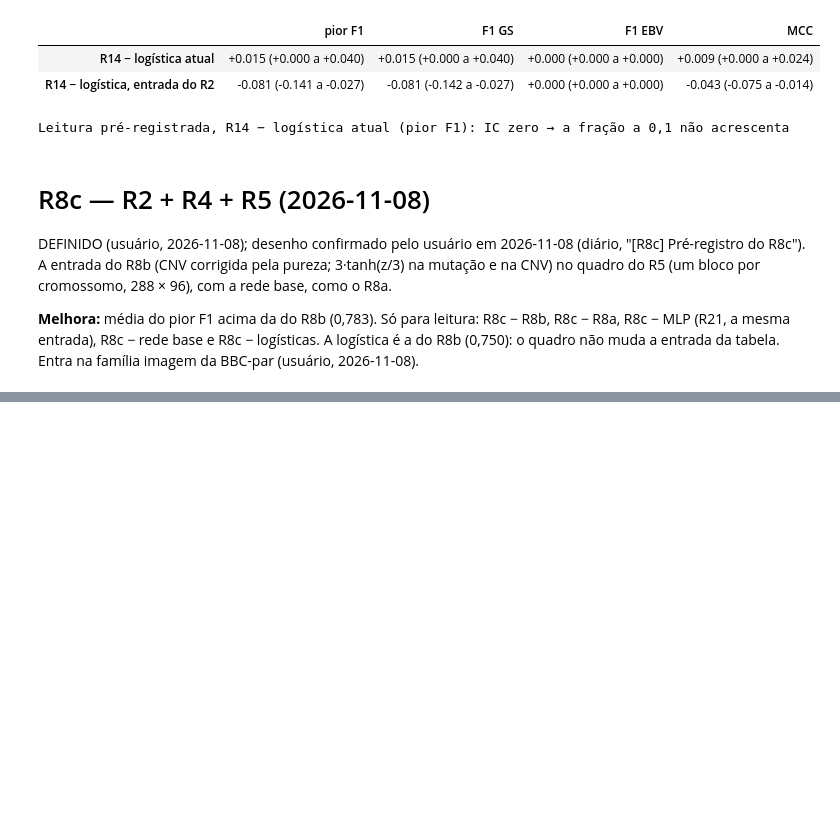
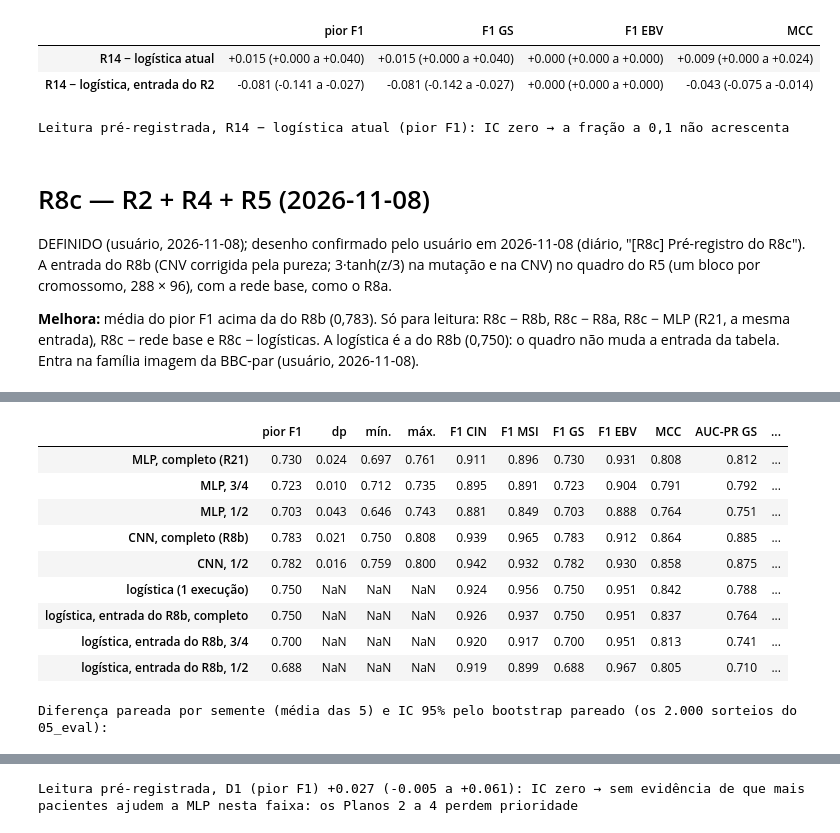
Before and after one commit to leocendino/imagens_de_cg_para_classificacao, a Jupyter notebook: notebooks/04_models.ipynb, the cells around one changed output, grey strips where cells are left out. Cells and saved outputs as stored; diff of their text form; code cells hidden in the pictures; blank space fills up the shorter version.

Commit message:
Ajustes antes das analises com RNA-seq, teste R22 concluido

```diff
--- a/notebooks/04_models.ipynb
+++ b/notebooks/04_models.ipynb
@@ -566,11 +566,21 @@ class GroupDRO(keras.losses.Loss):
         return ce * tf.reduce_sum(g * q / n, 1)             # somado no lote = Σ_g q_g · perda_g
 
 
-def treinar_variante(x_tr, y_tr, x_te, seed, largo=False, profundo=True, adamw=False, perda="ce", epocas=60, achatar=False, mlp=False):
+def subamostra(idx, rotulos, frac, seed):
+    # R22: em cada classe, a fração frac do início de uma permutação fixada pela semente; com a mesma semente, 1/2 ⊂ 3/4
+    rng = np.random.default_rng(seed)
+    return np.sort(np.concatenate([rng.permutation(idx[rotulos[idx] == c])[:round(frac * np.sum(rotulos[idx] == c))]
+                                   for c in range(len(CLASSES))]))
+
+
+def treinar_variante(x_tr, y_tr, x_te, seed, largo=False, profundo=True, adamw=False, perda="ce", epocas=60, achatar=False, mlp=False,
+                     frac=None):
     # = treinar_cnn(), com as mudanças pré-registradas; com tudo desligado, é a Small CNN atual
     keras.backend.clear_session()
     gc.collect()
     tr, va = next(StratifiedShuffleSplit(n_splits=1, test_size=0.15, random_state=seed).split(x_tr, y_tr))
+    if frac is not None:  # R22: a mesma validação; só a parte de ajuste é reduzida
+        tr = subamostra(tr, y_tr, frac, seed)
     keras.utils.set_random_seed(seed)
     modelo = rede(x_tr.shape[1:], largo, profundo, l2=1 / (2 * len(tr)), achatar=achatar, mlp=mlp)  # L2 do ramo largo = C 1 da logística
     otimizador = keras.optimizers.AdamW(1e-3, weight_decay=1.0) if adamw else keras.optimizers.Adam(1e-3)
@@ -2690,0 +2772,41 @@ Diferença pareada por semente (média das 5) e IC 95% pelo bootstrap pareado (o
+# %%
+NOMES_22 = {"R21": "MLP, completo (R21)", "R22_mlp_75": "MLP, 3/4", "R22_mlp_50": "MLP, 1/2", "R8b": "CNN, completo (R8b)",
+            "R22_cnn_50": "CNN, 1/2"}
+tab_22 = resumo(list(NOMES_22))
+tab_22["CIN → GS"] = [np.mean([cin_gs(PO[(v, s)]) for s in SEMENTES]) for v in NOMES_22] + [cin_gs(P_LOG)]
+tab_22["GS → CIN"] = [np.mean([gs_cin(PO[(v, s)]) for s in SEMENTES]) for v in NOMES_22] + [gs_cin(P_LOG)]
+for nome, p in {"logística, entrada do R8b, completo": P_LOG_R8B, "logística, entrada do R8b, 3/4": P_LOG_R22[0.75],
+                "logística, entrada do R8b, 1/2": P_LOG_R22[0.5]}.items():
+    mt = {k: float(x) for k, x in painel(confusoes(y, p.argmax(axis=1))[0]).items()}
+    tab_22.loc[nome] = pd.Series({"pior F1": mt["pior F1"], **{f"F1 {c}": mt[f"F1 {c}"] for c in CLASSES}, "MCC": mt["MCC"],
+                                  "AUC-PR GS": average_precision_score(y == GS, p[:, GS]), "CIN → GS": cin_gs(p), "GS → CIN": gs_cin(p)})
+tab_22 = tab_22.rename(index=NOMES_22)
+tab_22.to_csv(RESULTS / "04_models_r22.csv")
+display(tab_22.round(3))
+
+um = lambda a, b: [(a.argmax(axis=1), b.argmax(axis=1))]  # a logística é determinística: um par
+comp22 = {"D1 = MLP completo (R21) − MLP 1/2": pares("R21", "R22_mlp_50"), "MLP completo (R21) − MLP 3/4": pares("R21", "R22_mlp_75"),
+          "MLP 3/4 − MLP 1/2": pares("R22_mlp_75", "R22_mlp_50"), "CNN completo (R8b) − CNN 1/2": pares("R8b", "R22_cnn_50"),
+          "CNN 1/2 − MLP 1/2": pares("R22_cnn_50", "R22_mlp_50"), "CNN completo (R8b) − MLP completo (R21)": pares("R8b", "R21"),
+          "logística completo − logística 1/2": um(P_LOG_R8B, P_LOG_R22[0.5]),
+          "logística completo − logística 3/4": um(P_LOG_R8B, P_LOG_R22[0.75])}
+dif_22 = pd.DataFrame({n: {m: dif_media(p, m) for m in MET} for n, p in comp22.items()}).T
+print("Diferença pareada por semente (média das 5) e IC 95% pelo bootstrap pareado (os 2.000 sorteios do 05_eval):")
+display(dif_22)
+LEITURA_R22 = {"acima": "a MLP ainda ganha com mais pacientes do mesmo tipo: os Planos 2 a 4 têm razão de ser",
+               "zero": "sem evidência de que mais pacientes ajudem a MLP nesta faixa: os Planos 2 a 4 perdem prioridade",
+               "abaixo": "não previsto (a MLP com 1/2 acima da completa): conferir antes de ler"}
+d1 = dif_22.loc["D1 = MLP completo (R21) − MLP 1/2", "pior F1"]
+print(f"Leitura pré-registrada, D1 (pior F1) {d1}: IC {lado(d1)} → {LEITURA_R22[lado(d1)]}")
+# %% [output]
+|  | pior F1 | dp | mín. | máx. | F1 CIN | F1 MSI | F1 GS | F1 EBV | MCC | AUC-PR GS | ... |
+| MLP, completo (R21) | 0.730 | 0.024 | 0.697 | 0.761 | 0.911 | 0.896 | 0.730 | 0.931 | 0.808 | 0.812 | ... |
+| MLP, 3/4 | 0.723 | 0.010 | 0.712 | 0.735 | 0.895 | 0.891 | 0.723 | 0.904 | 0.791 | 0.792 | ... |
+| MLP, 1/2 | 0.703 | 0.043 | 0.646 | 0.743 | 0.881 | 0.849 | 0.703 | 0.888 | 0.764 | 0.751 | ... |
+| CNN, completo (R8b) | 0.783 | 0.021 | 0.750 | 0.808 | 0.939 | 0.965 | 0.783 | 0.912 | 0.864 | 0.885 | ... |
+| CNN, 1/2 | 0.782 | 0.016 | 0.759 | 0.800 | 0.942 | 0.932 | 0.782 | 0.930 | 0.858 | 0.875 | ... |
+| logística (1 execução) | 0.750 | NaN | NaN | NaN | 0.924 | 0.956 | 0.750 | 0.951 | 0.842 | 0.788 | ... |
+| logística, entrada do R8b, completo | 0.750 | NaN | NaN | NaN | 0.926 | 0.937 | 0.750 | 0.951 | 0.837 | 0.764 | ... |
+| logística, entrada do R8b, 3/4 | 0.700 | NaN | NaN | NaN | 0.920 | 0.917 | 0.700 | 0.951 | 0.813 | 0.741 | ... |
+| logística, entrada do R8b, 1/2 | 0.688 | NaN | NaN | NaN | 0.919 | 0.899 | 0.688 | 0.967 | 0.805 | 0.710 | ... |
+Diferença pareada por semente (média das 5) e IC 95% pelo bootstrap pareado (os 2.000 sorteios do 05_eval):
@@ -2690,0 +2822 @@ Diferença pareada por semente (média das 5) e IC 95% pelo bootstrap pareado (o
+Leitura pré-registrada, D1 (pior F1) +0.027 (-0.005 a +0.061): IC zero → sem evidência de que mais pacientes ajudem a MLP nesta faixa: os Planos 2 a 4 perdem prioridade
```
Also changed, not shown: parts of 30 cells of this notebook, 1 other file.
